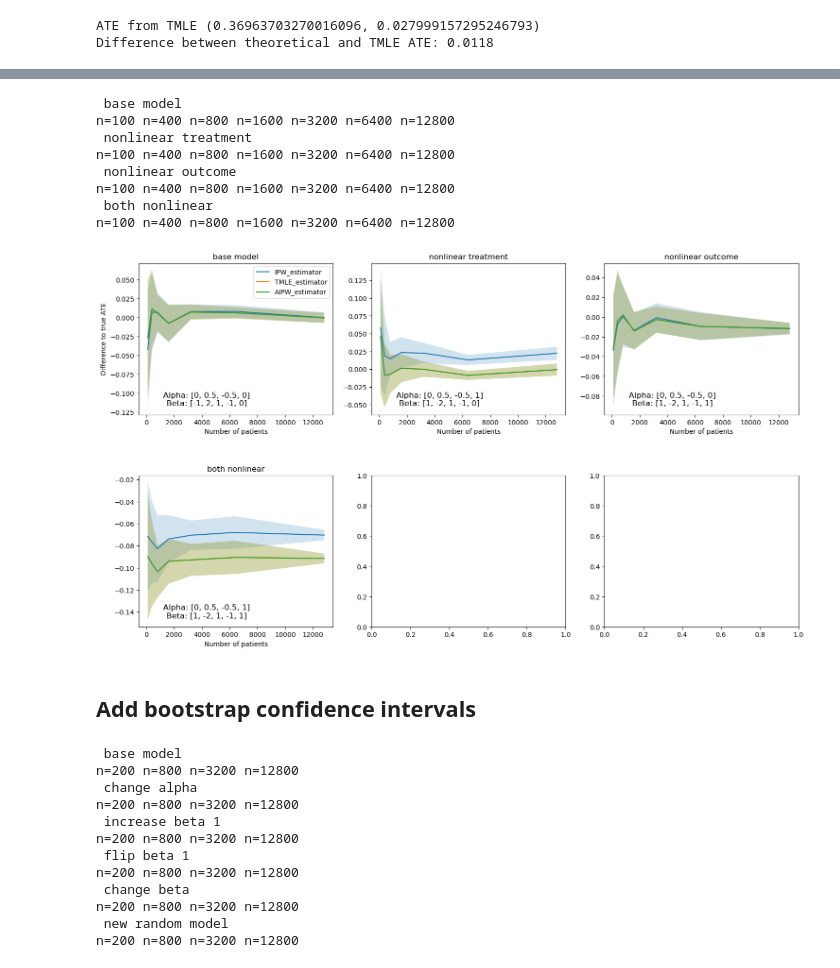
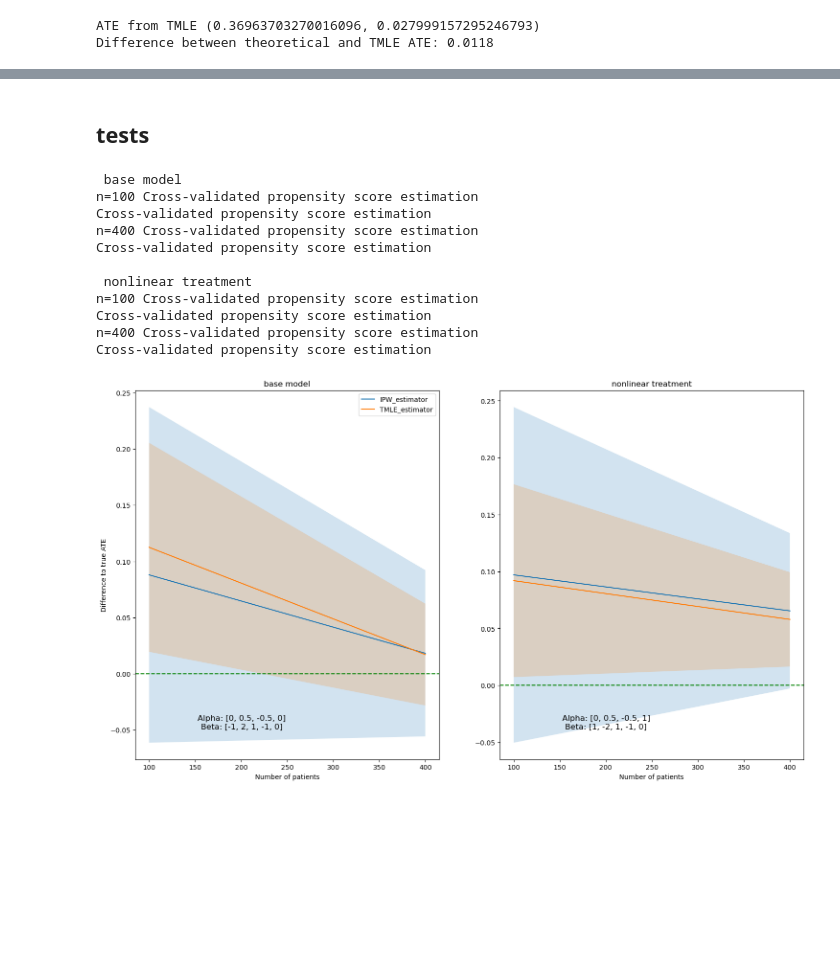
Before and after one commit to kirilklein/ehr2vec, a Jupyter notebook: ehr2vec/notebooks/tmle_binary.ipynb, the cells around one changed output, grey strips where cells are left out. Saved outputs shown, nothing was run; the diff lists cells and outputs as text; code cells hidden in the pictures; blank space fills up the shorter version.

Commit message:
Introduce cross validation.
* Restructure code
* pass args from bootstrap to estimators

```diff
--- a/ehr2vec/notebooks/tmle_binary.ipynb
+++ b/ehr2vec/notebooks/tmle_binary.ipynb
@@ -96,60 +134,35 @@ Use sample std
+# %% [markdown]
+## tests
 # %%
 #patient_numbers = [100, 200, 400, 800, 1600, 3200, 6400, 12800]
 estimators = [IPW_estimator,
-              TMLE_estimator,
-              AIPW_estimator]
-patient_numbers = [100, 400, 800, 1600, 3200, 6400, 12800]# 3200, 6400, 12800]
-
+               TMLE_estimator, ]
+              # AIPW_estimator]
+patient_numbers = [100, 400, ]#1600, 3200, 6400, 12800]# 3200, 6400, 12800]
+estimator_args = {k.__name__: {'cv':True} for k in estimators}
 models = {'base model':{'alpha': [0, 0.5, -0.5, 0], 'beta': [-1, 2, 1, -1, 0]},
           #'change alpha':{'alpha': [-0.2, 1, -1, 0], 'beta': [-1, 2, 1, -1, 0]},
-          #'increase beta 1 ':{'alpha': [0, 0.5, -0.5, 0], 'beta': [1, 5, 1, -1, 0]},
-          'nonlinear treatment':{'alpha': [0, 0.5, -0.5, 1], 'beta': [1, -2, 1, -1, 0]},
-          'nonlinear outcome': {'alpha': [0, 0.5, -0.5, 0], 'beta': [1, -2, 1, -1, 1]},
-          'both nonlinear': {'alpha': [0, 0.5, -0.5, 1], 'beta': [1, -2, 1, -1, 1]},
+        #   'reverse beta 1':{'alpha': [0, 0.5, -0.5, 0], 'beta': [-1, -2, 1, -1, 0]},
+        #   'increase beta 1 ':{'alpha': [0, 0.5, -0.5, 0], 'beta': [1, 5, 1, -1, 0]},
+           'nonlinear treatment':{'alpha': [0, 0.5, -0.5, 1], 'beta': [1, -2, 1, -1, 0]},
+        #   'nonlinear outcome': {'alpha': [0, 0.5, -0.5, 0], 'beta': [1, -2, 1, -1, 1]},
+        #   'both nonlinear': {'alpha': [0, 0.5, -0.5, 1], 'beta': [1, -2, 1, -1, 1]},
           }
 
-diffs, stds = get_scores_for_models_and_estimators(patient_numbers, models, estimators, n_bootstraps=10)
+diffs, stds = get_scores_for_models_and_estimators(patient_numbers, models, estimators, n_bootstraps=1, estimator_args=estimator_args)
 # %% [output]
  base model
-n=100 n=400 n=800 n=1600 n=3200 n=6400 n=12800
+n=100 Cross-validated propensity score estimation
+Cross-validated propensity score estimation
+n=400 Cross-validated propensity score estimation
+Cross-validated propensity score estimation
+
  nonlinear treatment
-n=100 n=400 n=800 n=1600 n=3200 n=6400 n=12800
- nonlinear outcome
-n=100 n=400 n=800 n=1600 n=3200 n=6400 n=12800
- both nonlinear
-n=100 n=400 n=800 n=1600 n=3200 n=6400 n=12800
+n=100 Cross-validated propensity score estimation
+Cross-validated propensity score estimation
+n=400 Cross-validated propensity score estimation
+Cross-validated propensity score estimation
 # %%
-display_results(patient_numbers, models, diffs, stds, 'sample_std_estimator_comparison.png')
+display_results(patient_numbers, models, diffs, stds, 'nonlin_treat_cv.png')
 # %% [output]
-[figure, old version]
+[figure, new version]
-# %% [markdown]
-## Add bootstrap confidence intervals
-# %%
-# Helper function to compute and store results
-estimators = [IPW_estimator,
-              TMLE_estimator,
-              AIPW_estimator]
-patient_numbers = [200, 800, 3200, 12800]
-
-models = {'base model':{'alpha': [0, 0.5, -0.5], 'beta': [-1, 2, 1, -1]},
-          'change alpha':{'alpha': [-0.2, 1, -1], 'beta': [-1, 2, 1, -1]},
-          'increase beta 1 ':{'alpha': [0, 0.5, -0.5], 'beta': [1, 5, 1, -1]},
-          'flip beta 1':{'alpha': [0, 0.5, -0.5], 'beta': [1, -2, 1, -1]},
-          'change beta': {'alpha': [0, 0.5, -0.5], 'beta': [.3, 1, -2, 1]},
-          'new random model': {'alpha': [1, .5, 3], 'beta': [-1, 2, 1, -1]},
-          }
-
-diffs, stds = get_scores_for_models_and_estimators(patient_numbers, models, estimators, n_bootstraps=100)
-# %% [output]
- base model
-n=200 n=800 n=3200 n=12800
- change alpha
-n=200 n=800 n=3200 n=12800
- increase beta 1
-n=200 n=800 n=3200 n=12800
- flip beta 1
-n=200 n=800 n=3200 n=12800
- change beta
-n=200 n=800 n=3200 n=12800
- new random model
-n=200 n=800 n=3200 n=12800
```
Also changed, not shown: parts of 5 cells of this notebook, 2 other files.
